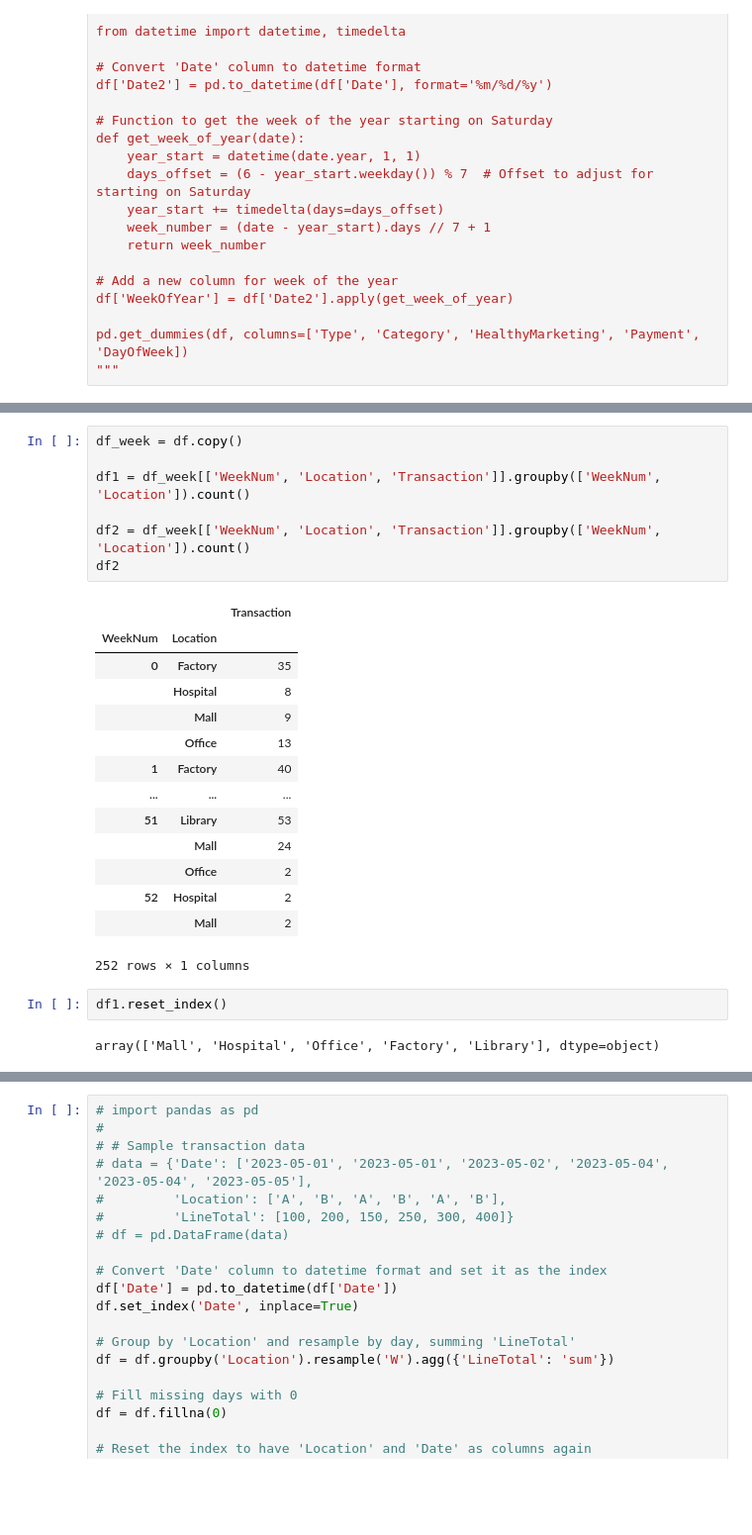
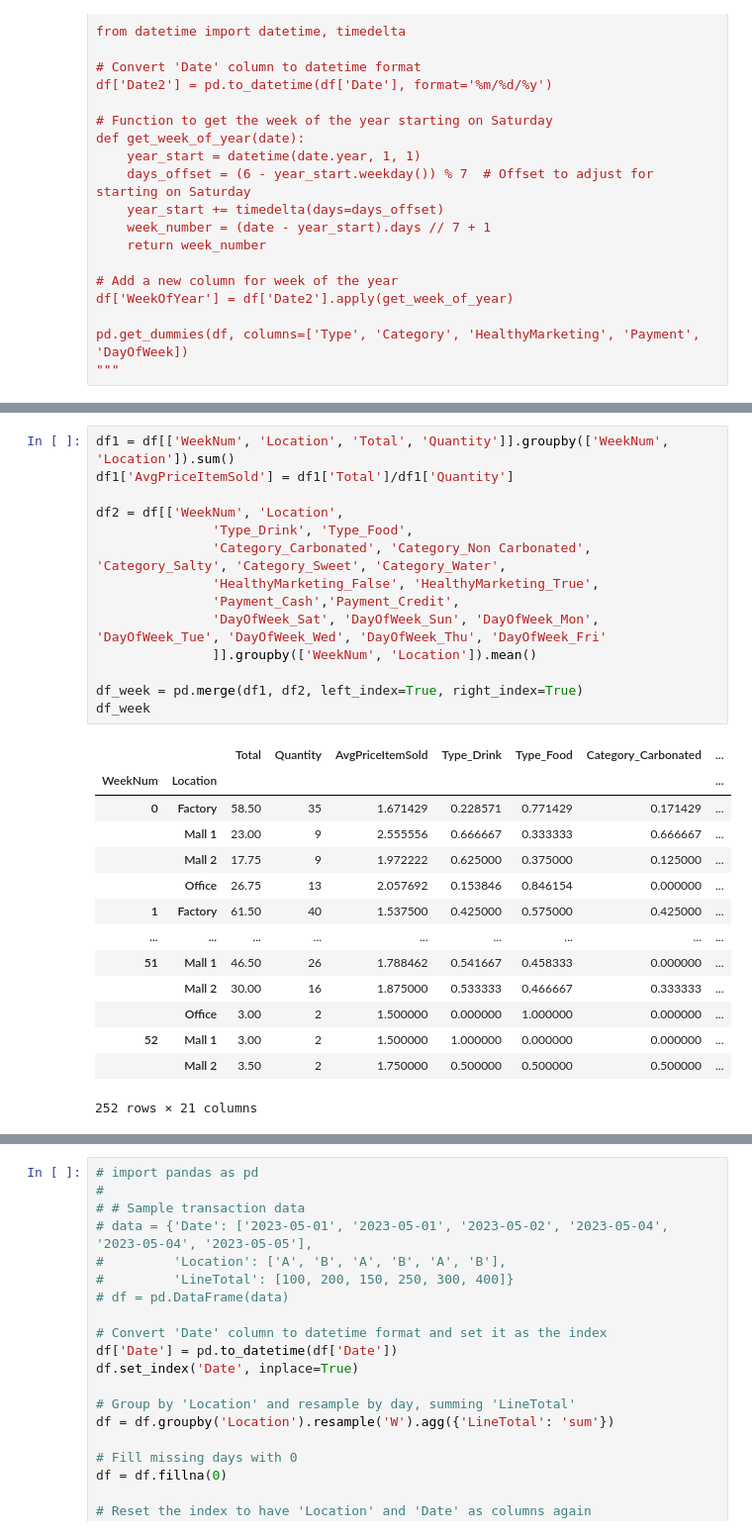
Before and after one commit to tomweinandy/AIinPowerBI, a Jupyter notebook: clean_vending_data.ipynb, the cells around one changed output, grey strips where cells are left out. Shown at 99% size. Saved outputs shown, nothing was run; the diff lists cells and outputs as text; blank space fills up the shorter version.

```diff
--- a/clean_vending_data.ipynb
+++ b/clean_vending_data.ipynb
@@ -64,26 +64,29 @@ df
-# %%
-df_week = df.copy()
-
-df1 = df_week[['WeekNum', 'Location', 'Transaction']].groupby(['WeekNum', 'Location']).count()
-
-df2 = df_week[['WeekNum', 'Location', 'Transaction']].groupby(['WeekNum', 'Location']).count()
-df2
-# %% [output]
-|  |  | Transaction |
-| WeekNum | Location |  |
-| 0 | Factory | 35 |
-|  | Hospital | 8 |
-|  | Mall | 9 |
-|  | Office | 13 |
-| 1 | Factory | 40 |
-| ... | ... | ... |
-| 51 | Library | 53 |
-|  | Mall | 24 |
-|  | Office | 2 |
-| 52 | Hospital | 2 |
-|  | Mall | 2 |
-252 rows × 1 columns
-# %%
-df1.reset_index()
-# %% [output]
-array(['Mall', 'Hospital', 'Office', 'Factory', 'Library'], dtype=object)
+# %%
+df1 = df[['WeekNum', 'Location', 'Total', 'Quantity']].groupby(['WeekNum', 'Location']).sum()
+df1['AvgPriceItemSold'] = df1['Total']/df1['Quantity']
+
+df2 = df[['WeekNum', 'Location',
+               'Type_Drink', 'Type_Food',
+               'Category_Carbonated', 'Category_Non Carbonated', 'Category_Salty', 'Category_Sweet', 'Category_Water',
+               'HealthyMarketing_False', 'HealthyMarketing_True',
+               'Payment_Cash','Payment_Credit',
+               'DayOfWeek_Sat', 'DayOfWeek_Sun', 'DayOfWeek_Mon', 'DayOfWeek_Tue', 'DayOfWeek_Wed', 'DayOfWeek_Thu', 'DayOfWeek_Fri'
+               ]].groupby(['WeekNum', 'Location']).mean()
+
+df_week = pd.merge(df1, df2, left_index=True, right_index=True)
+df_week
+# %% [output]
+|  |  | Total | Quantity | AvgPriceItemSold | Type_Drink | Type_Food | Category_Carbonated | ... |
+| WeekNum | Location |  |  |  |  |  |  | ... |
+| 0 | Factory | 58.50 | 35 | 1.671429 | 0.228571 | 0.771429 | 0.171429 | ... |
+|  | Mall 1 | 23.00 | 9 | 2.555556 | 0.666667 | 0.333333 | 0.666667 | ... |
+|  | Mall 2 | 17.75 | 9 | 1.972222 | 0.625000 | 0.375000 | 0.125000 | ... |
+|  | Office | 26.75 | 13 | 2.057692 | 0.153846 | 0.846154 | 0.000000 | ... |
+| 1 | Factory | 61.50 | 40 | 1.537500 | 0.425000 | 0.575000 | 0.425000 | ... |
+| ... | ... | ... | ... | ... | ... | ... | ... | ... |
+| 51 | Mall 1 | 46.50 | 26 | 1.788462 | 0.541667 | 0.458333 | 0.000000 | ... |
+|  | Mall 2 | 30.00 | 16 | 1.875000 | 0.533333 | 0.466667 | 0.333333 | ... |
+|  | Office | 3.00 | 2 | 1.500000 | 0.000000 | 1.000000 | 0.000000 | ... |
+| 52 | Mall 1 | 3.00 | 2 | 1.500000 | 1.000000 | 0.000000 | 0.000000 | ... |
+|  | Mall 2 | 3.50 | 2 | 1.750000 | 0.500000 | 0.500000 | 0.500000 | ... |
+252 rows × 21 columns
```
Also changed, not shown: parts of 3 cells of this notebook, 1 other file.
